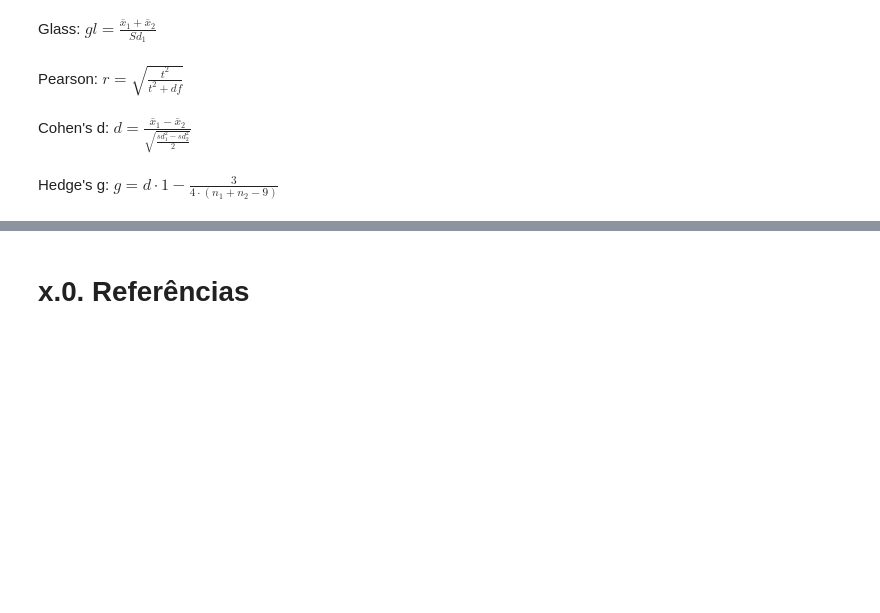
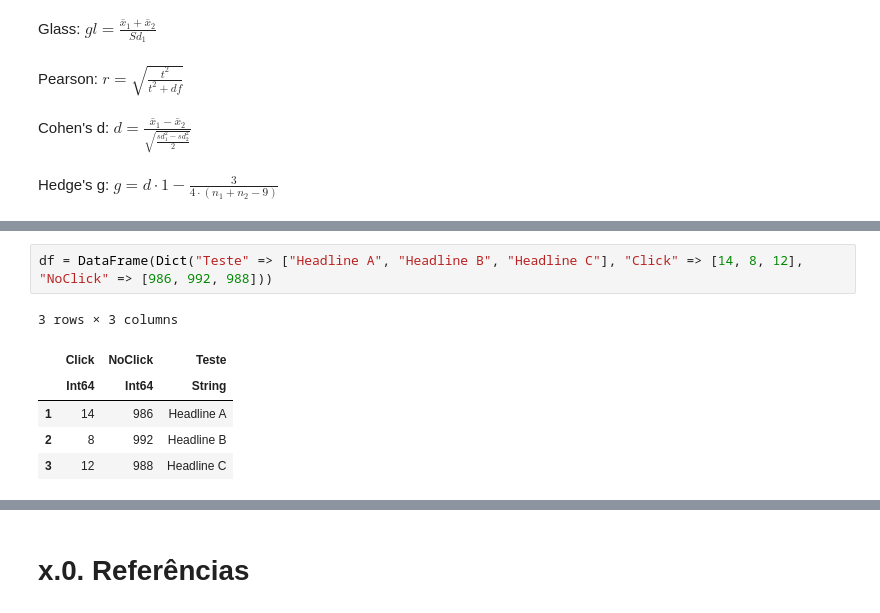
Before and after one commit to xGabrielR/Practical-Statistics-Book-Summary, a Jupyter notebook: notebooks/full_summary.ipynb, the cells around one changed output, grey strips where cells are left out. Cells and saved outputs as stored; diff of their text form; blank space fills up the shorter version.

```diff
--- a/notebooks/full_summary.ipynb
+++ b/notebooks/full_summary.ipynb
@@ -784,0 +878,9 @@ Hedge's g: $g = d \cdot 1 - \frac{3}{4 \cdot (n_1 + n_2 - 9)} $
+# %%
+df = DataFrame(Dict("Teste" => ["Headline A", "Headline B", "Headline C"], "Click" => [14, 8, 12], "NoClick" => [986, 992, 988]))
+# %% [output]
+3 rows × 3 columns
+|  | Click | NoClick | Teste |
+|  | Int64 | Int64 | String |
+| 1 | 14 | 986 | Headline A |
+| 2 | 8 | 992 | Headline B |
+| 3 | 12 | 988 | Headline C |
```
Also changed, not shown: parts of 41 cells of this notebook, 1 other file.
